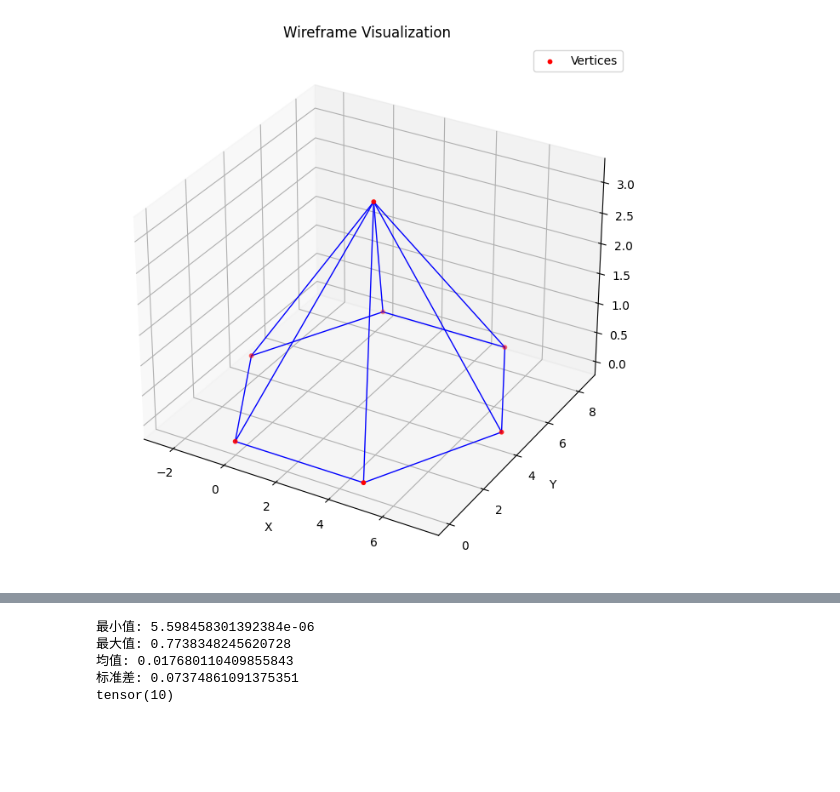
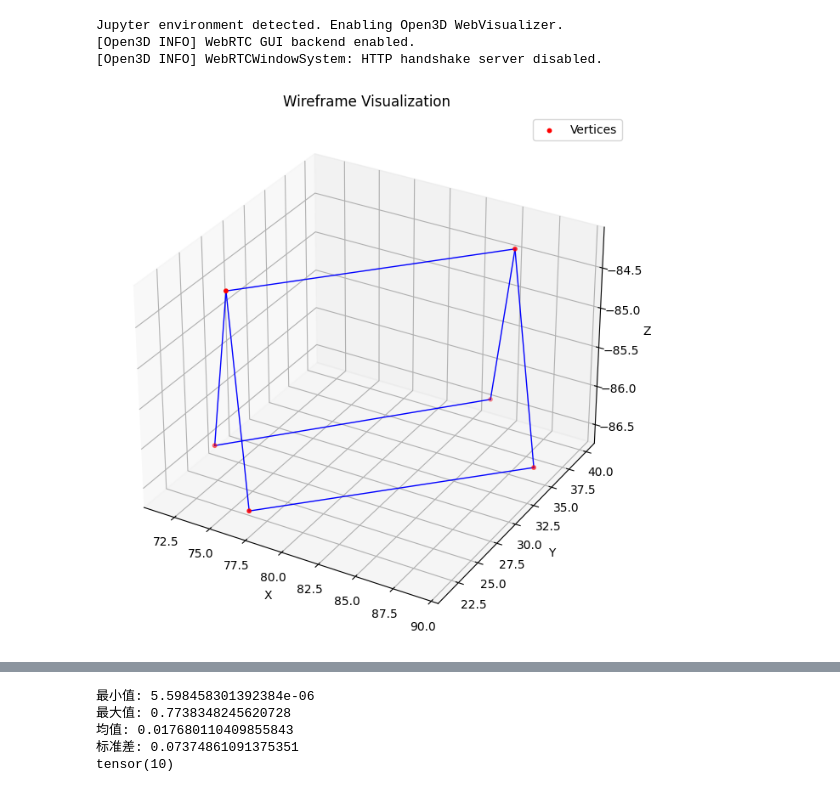
Before and after one commit to ranhaogong/Point2Roof, a Jupyter notebook: visualization.ipynb, the cells around one changed output, grey strips where cells are left out. Saved outputs shown, nothing was run; the diff lists cells and outputs as text; code cells hidden in the pictures; blank space fills up the shorter version.

```diff
--- a/visualization.ipynb
+++ b/visualization.ipynb
@@ -18,7 +18,7 @@ def load_obj(file_path):
             if parts[0] == 'v':  # 处理顶点
                 x, y, z = map(float, parts[1:4])
                 vertices.append((x, y, z))
-            elif parts[0] == 'f':  # 处理边
+            elif parts[0] == 'f' or parts[0] == 'l':  # 处理边
                 edge = tuple(map(float, parts[1:3]))
                 edges.append((int(edge[0]) - 1, int(edge[1]) - 1))  # 转换为 0-based 索引
     return vertices, edges
@@ -112,8 +112,26 @@ def visualize_wireframe(file_path):
 
     # 显示图形
     plt.show()
+# %%
+import open3d as o3d
+def visualize_ply(pts_file):
+    # 读取 .ply 文件
+    pcd = o3d.io.read_point_cloud(pts_file)
+
+    # 可视化点云
+    o3d.visualization.draw_geometries([pcd],
+                                      window_name="PLY Point Cloud",
+                                      width=800, height=600,
+                                      left=50, top=50,
+                                      point_show_normal=False,  # 是否显示法线
+                                      mesh_show_wireframe=False,  # 是否显示网格线
+                                      mesh_show_back_face=False)
+# %% [output]
+Jupyter environment detected. Enabling Open3D WebVisualizer.
+[Open3D INFO] WebRTC GUI backend enabled.
+[Open3D INFO] WebRTCWindowSystem: HTTP handshake server disabled.
 # %%
-file_path = "/data/haoran/Point2Roof/output/pts6/results/000000.obj"  # 替换为你的 .obj 文件路径
+file_path = "/data/haoran/Point2Roof/output/test_xitaizi/test/roof1.obj"  # 替换为你的 .obj 文件路径
 visualize_wireframe(file_path)
 # %% [output]
-[figure, old version]
+[figure, new version]
```
Also changed, not shown: parts of 1 cell of this notebook, 23 other files.
